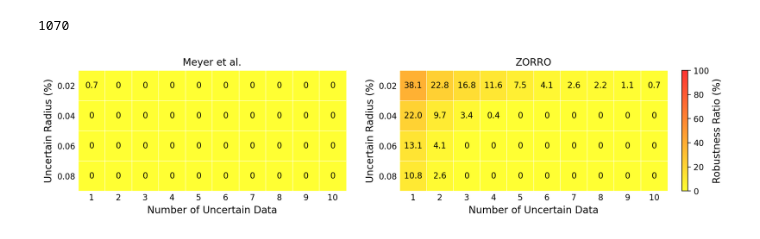
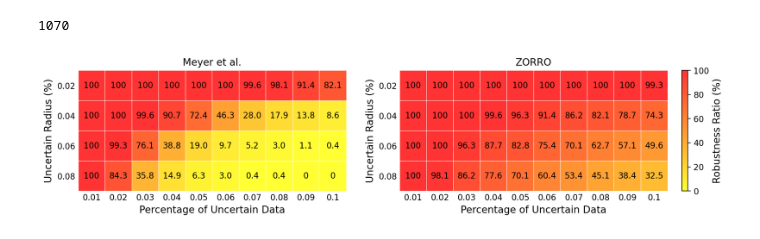
Before and after one commit to rx-72/Data-Augmentation-Project, a Jupyter notebook: Error Testing Notebooks/insurance_dataset/Leave_One_Out (LinearReg, MAE) Insurance test.ipynb, the cells around one changed output. Cells and saved outputs as stored; diff of their text form; code cells hidden in the pictures.

```diff
--- a/Error Testing Notebooks/insurance_dataset/Leave_One_Out (LinearReg, MAE) Insurance test.ipynb
+++ b/Error Testing Notebooks/insurance_dataset/Leave_One_Out (LinearReg, MAE) Insurance test.ipynb
@@ -205,11 +205,11 @@ boundary_indices = leave_one_out(X_train, y_train, X_test, y_test, lr, mae, maxi
 robustness_dicts = []
 for seed in range(5):
     # mpg +- 2 is robust
-    robustness_radius = 2
+    robustness_radius = 500
     label_range = (y_train.max()-y_train.min())
     ratios = [0.02, 0.04, 0.06, 0.08]
     uncertain_radiuses = [ratio*label_range for ratio in ratios]
-    uncertain_pcts = list(np.arange(1, 11)/1000)
+    uncertain_pcts = list(np.arange(1, 11)/100)
     robustness_dict = dict()
     robustness_dict['uncertain_radius'] = uncertain_radiuses
     robustness_dict['uncertain_radius_ratios'] = ratios
@@ -231,11 +231,11 @@ for seed in range(5):
 robustness_dicts_interval = []
 for seed in range(5):
     # mpg +- 2 is robust
-    robustness_radius = 2
+    robustness_radius = 500
     label_range = (y_train.max()-y_train.min())
     ratios = [0.02, 0.04, 0.06, 0.08]
     uncertain_radiuses = [ratio*label_range for ratio in ratios]
-    uncertain_pcts = list(np.arange(1, 11)/1000)
+    uncertain_pcts = list(np.arange(1, 11)/100)
     robustness_dict_interval = dict()
     robustness_dict_interval['uncertain_radius'] = uncertain_radiuses
     robustness_dict_interval['uncertain_radius_ratios'] = ratios
@@ -266,8 +266,6 @@ heatmap_data = df.multiply(100).values  # Convert fractions to percentages
 # Labels for x-axis and y-axis
 x_labels = df.columns.tolist()
 
-for i in range(0, len(x_labels)):
-    x_labels[i] = int(x_labels[i] * len(y_train))
 y_labels = [0.02, 0.04, 0.06, 0.08]
 
 # Create the heatmap plot
@@ -302,7 +300,7 @@ ax1.spines['left'].set_visible(False)
 ax1.spines['bottom'].set_visible(False)
 
 # Set axis labels
-ax1.set_xlabel('Number of Uncertain Data', fontsize=12)
+ax1.set_xlabel('Percentage of Uncertain Data', fontsize=12)
 #ax1.set_xlabel('Percentage of Uncertain Data', fontsize=12)
 ax1.set_ylabel('Uncertain Radius (%)', fontsize=12)
 
@@ -341,33 +339,33 @@ ax2.set_yticklabels(y_labels)
 ax2.tick_params(axis='both', which='both', length=0)  # Remove tick marks
 
 # Remove external boundaries
 ax2.spines['top'].set_visible(False)
 ax2.spines['right'].set_visible(False)
 ax2.spines['left'].set_visible(False)
 ax2.spines['bottom'].set_visible(False)
 
 # Set axis labels
-ax2.set_xlabel('Number of Uncertain Data', fontsize=12)
+ax2.set_xlabel('Percentage of Uncertain Data', fontsize=12)
 #ax2.set_xlabel('Percentage of Uncertain Data', fontsize=12)
 ax2.set_ylabel('Uncertain Radius (%)', fontsize=12)
 
 # Add text annotations
 for i in range(len(y_labels)):
     for j in range(len(x_labels)):
         if heatmap_data[i][j]==100:
             text = ax2.text(j, i, '100', ha='center', va='center', color='black')
         elif heatmap_data[i][j]==0:
             text = ax2.text(j, i, '0', ha='center', va='center', color='black')
         else:
             text = ax2.text(j, i, f'{np.around(heatmap_data[i][j], 1)}', ha='center',
                             va='center', color='black')
 ax2.set_title('ZORRO')
 
 # fig.suptitle('Robustness Ratio (%)', fontsize=14)
 plt.subplots_adjust(wspace=0.2, bottom=0.2, left=0.1, right=0.9)
 cb = fig.colorbar(heatmap2, ax=(ax1, ax2), orientation='vertical', pad=0.02)
 cb.set_label('Robustness Ratio (%)', fontsize=12)
 plt.savefig('graph_outs/insurance_linearReg_mae.pdf', bbox_inches='tight')
 # %% [output]
-[figure, old version]
+[figure, new version]
 # %%
```
Also changed, not shown: parts of 4 cells of this notebook, 3 other files.
